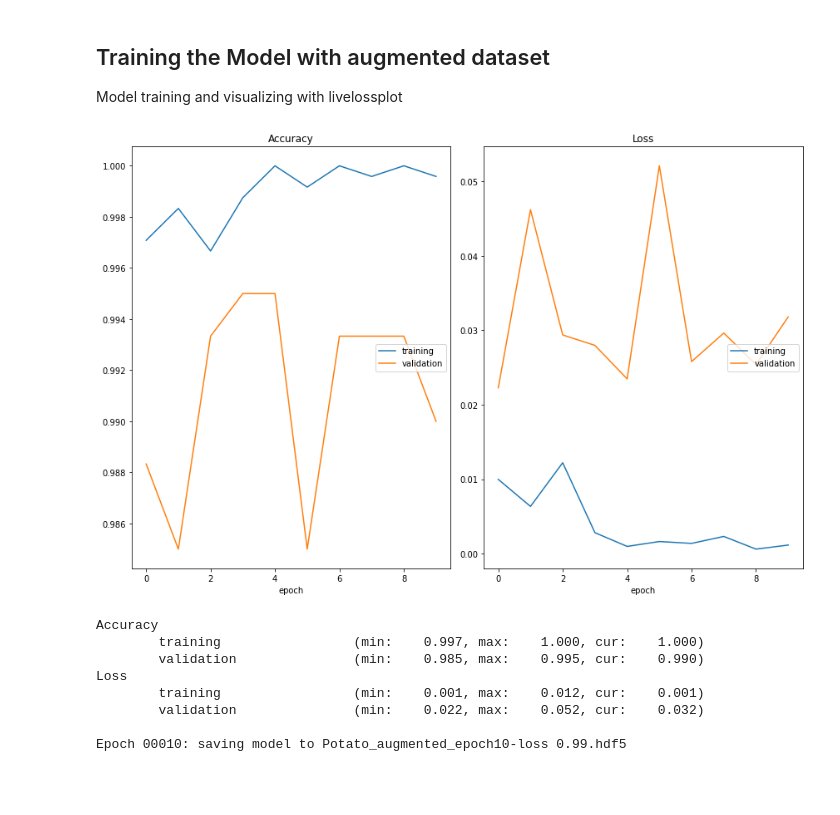
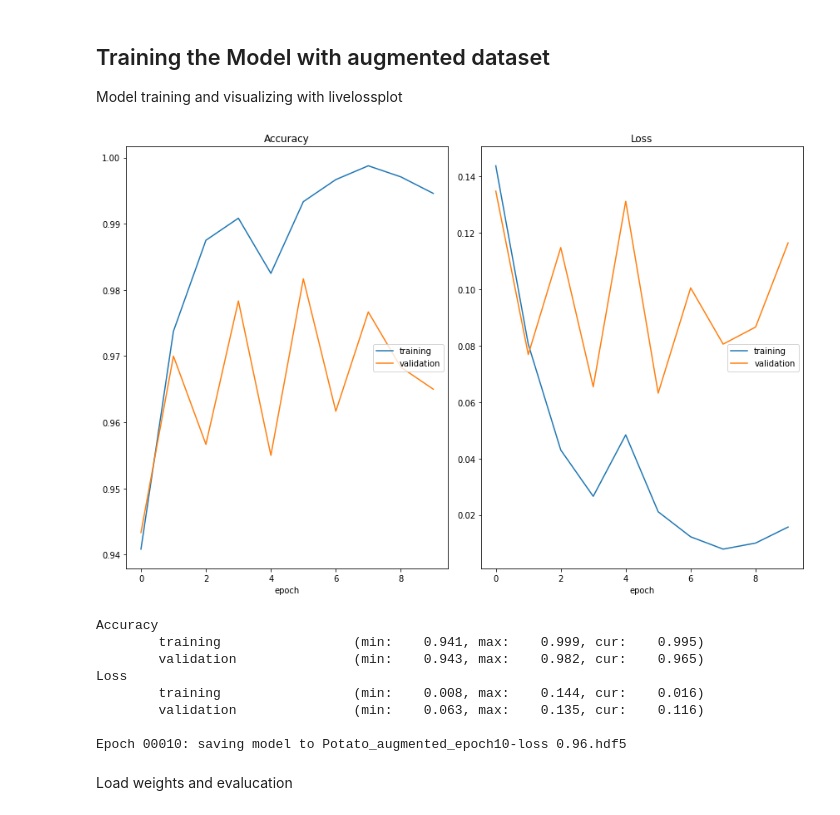
Before and after one commit to sayan0506/Agriculture-project-notes-and-references, a Jupyter notebook: Potato_Leaf_Classifer.ipynb, the cells around one changed output. Cells and saved outputs as stored; diff of their text form; code cells hidden in the pictures; blank space fills up the shorter version.

```diff
--- a/Potato_Leaf_Classifer.ipynb
+++ b/Potato_Leaf_Classifer.ipynb
@@ -799,6 +796,10 @@ keras.backend.clear_session()
+# %%
+# use if when need to initialize to train from scratch
+model.load_weights('model_initial.h5')
 # %%
 history_original = model.fit(x = x_train_original, y = y_train_original, batch_size = batch_size, epochs = epochs, validation_data=(x_test_original, y_test_original),
-               verbose = 1, callbacks = [PlotLossesKeras(), mc_original])
-#, callbacks = [PlotLossesCallback(), tbcallback])
-#, callbacks = [WandbCallback()])
+               verbose = 1, callbacks = [PlotLossesKeras(), mc_original, WandbCallback(data_type='image',
+                                                                                       training_data = (x_train_original, y_train_original),
+                                                                                       validation_data = (x_test_original, y_test_original),
+                                                                                       labels = potato_classifiers)])
 # %% [output]
@@ -814,8 +816,8 @@ Epoch 00010: saving model to Potato_original_epoch10-loss 0.99.hdf5
 # %% [markdown]
 Load weights of best model and evaluate
 # %%
-weights_file_org = '/content/Potato_original_epoch09-loss 1.00.hdf5'
-model.load_weights(weights_file)
+weights_file_org = '/content/Potato_original_epoch09-acc 1.00.hdf5'
+model.load_weights(weights_file_org)
 evaluate_org = model.evaluate(x_test_original, y_test_original)
 print('Model evaluation trained on original dataset\n')
 print(f'Original Test Loss: {evaluate_org[0]}, Accuracy: {evaluate_org[1]}')
@@ -831,17 +833,22 @@ Model training and visualizing with livelossplot
 # %%
 # clearing session
 keras.backend.clear_session()
+# %%
+# use if when need to initialize to train from scratch
+model.load_weights('model_initial.h5')
 # %%
-history = model.fit(x = x_train_augmented, y = y_train_augmented, batch_size=batch_size, epochs = epochs, verbose = 1,
+history_augmented = model.fit(x = x_train_augmented, y = y_train_augmented, batch_size=batch_size, epochs = epochs, verbose = 1,
         validation_data=(x_test_augmented, y_test_augmented), callbacks = [PlotLossesKeras(), mc_augmented, WandbCallback()])
 # %% [output]
-[figure, old version]
+[figure, new version]
 Accuracy
-        training                 (min:    0.997, max:    1.000, cur:    1.000)
-        validation               (min:    0.985, max:    0.995, cur:    0.990)
+        training                 (min:    0.941, max:    0.999, cur:    0.995)
+        validation               (min:    0.943, max:    0.982, cur:    0.965)
 Loss
-        training                 (min:    0.001, max:    0.012, cur:    0.001)
-        validation               (min:    0.022, max:    0.052, cur:    0.032)
+        training                 (min:    0.008, max:    0.144, cur:    0.016)
+        validation               (min:    0.063, max:    0.135, cur:    0.116)
 
-Epoch 00010: saving model to Potato_augmented_epoch10-loss 0.99.hdf5
+Epoch 00010: saving model to Potato_augmented_epoch10-loss 0.96.hdf5
+# %% [markdown]
+Load weights and evalucation
 # %%
```
Also changed, not shown: parts of 22 cells of this notebook.
